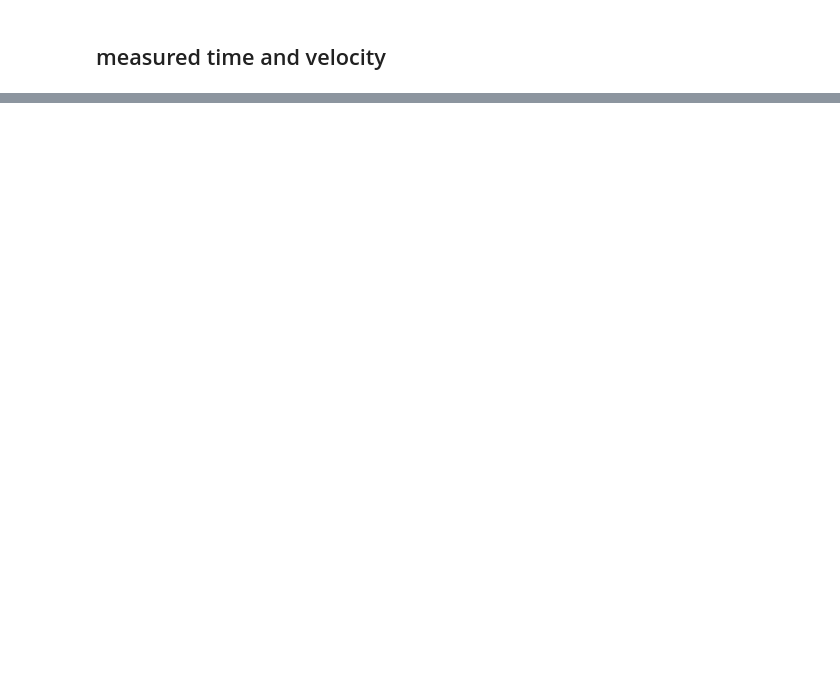
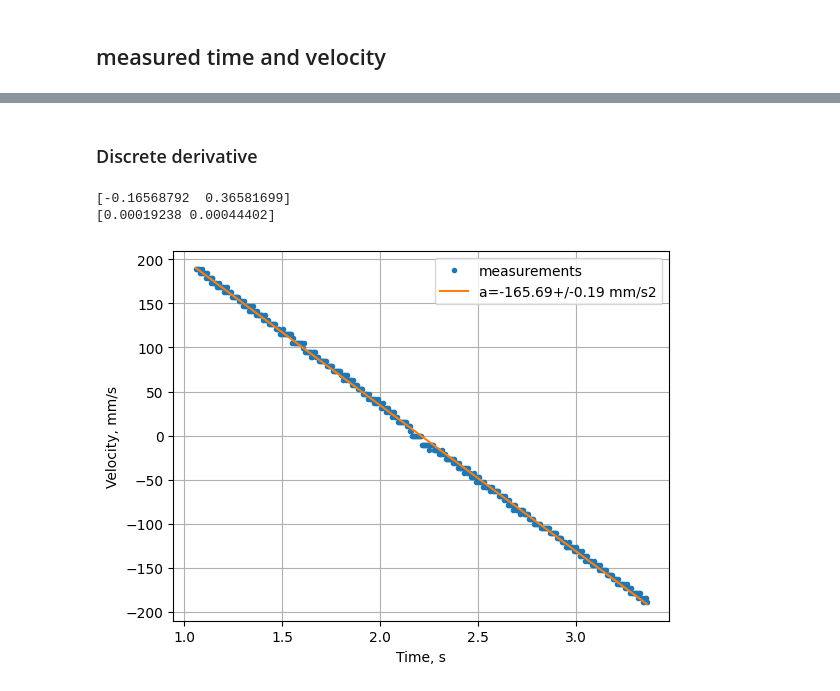
Before and after one commit to evgeny-kolonsky/Lab1h, a Jupyter notebook: IV_Calculator.ipynb, the cells around one changed output, grey strips where cells are left out. Drawn from its saved outputs; the diff is of its cells as text; code cells hidden in the pictures; blank space fills up the shorter version.

```diff
--- a/IV_Calculator.ipynb
+++ b/IV_Calculator.ipynb
@@ -83,0 +93,27 @@ Friction coeff    : (-7.3+/-0.8)e-05 mm/s2
+# %% [markdown]
+### Discrete derivative
+# %%
+def derivative(t, x, n):
+  dx = x[2*n:] - x[:-2*n]
+  dt = t[2*n:] - t[:-2*n]
+  v = dx / dt
+  t_trimmed = t[n:-n]
+  p, cov = np.polyfit(t_trimmed, v, 1, cov=True)
+  print(p)
+  err = np.sqrt(np.diag(cov))
+  print(err)
+  a = ufloat(p[0], err[0])
+  v0 = ufloat(p[1], err[1])
+  return t_trimmed, v, a, v0
+
+t1, v1, a, v0 = derivative(t, x, 10)
+plt.plot(t1, v1*1e3, '.', label='measurements')
+plt.plot(t1, 1e3*(t1*a.n + v0.n), label=f'a={a*1e3} mm/s2')
+plt.legend()
+plt.xlabel('Time, s')
+plt.ylabel('Velocity, mm/s')
+plt.grid()
+# %% [output]
+[-0.16568792  0.36581699]
+[0.00019238 0.00044402]
+[figure, added]
```
Also changed, not shown: parts of 7 cells of this notebook.
